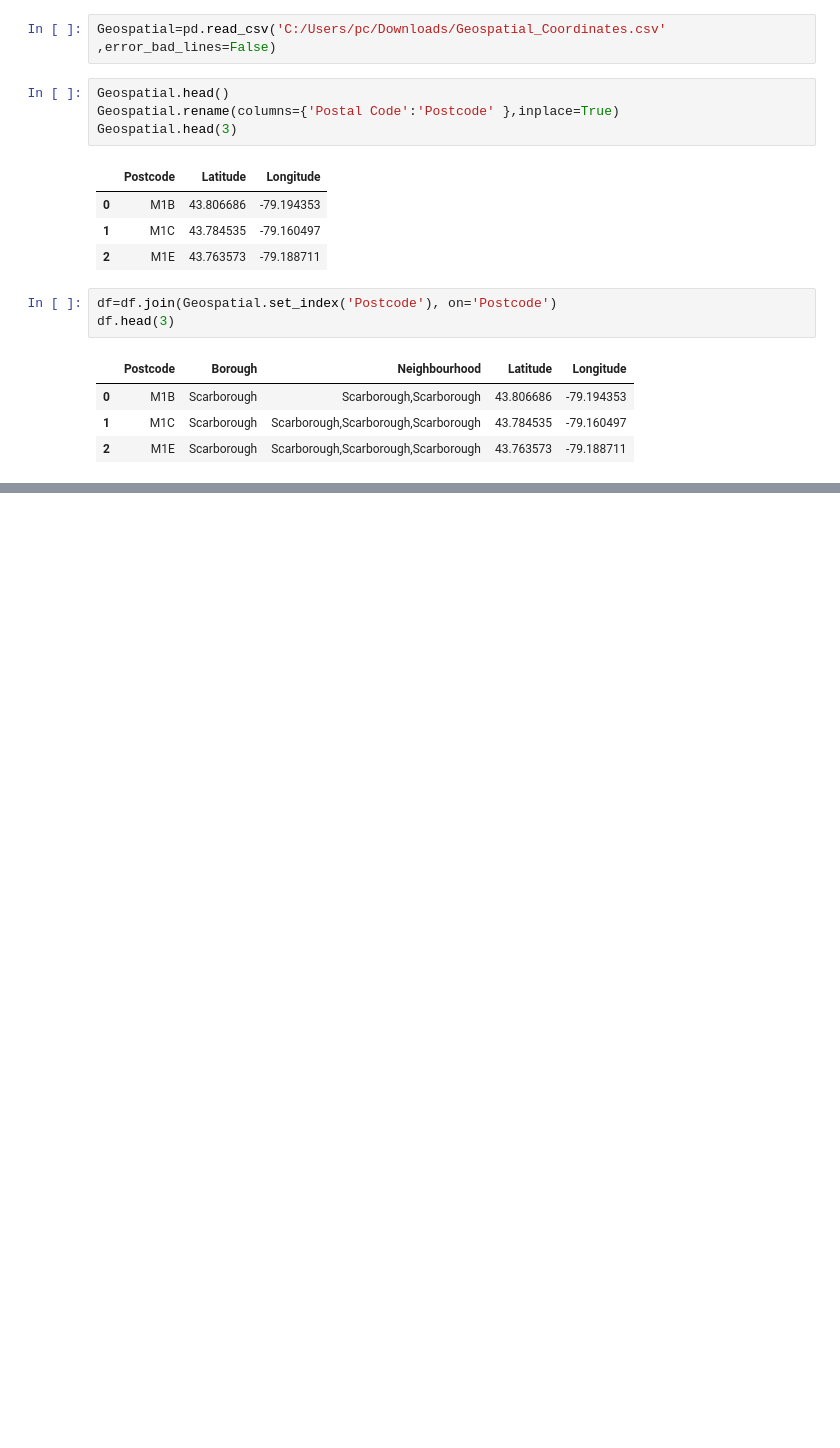
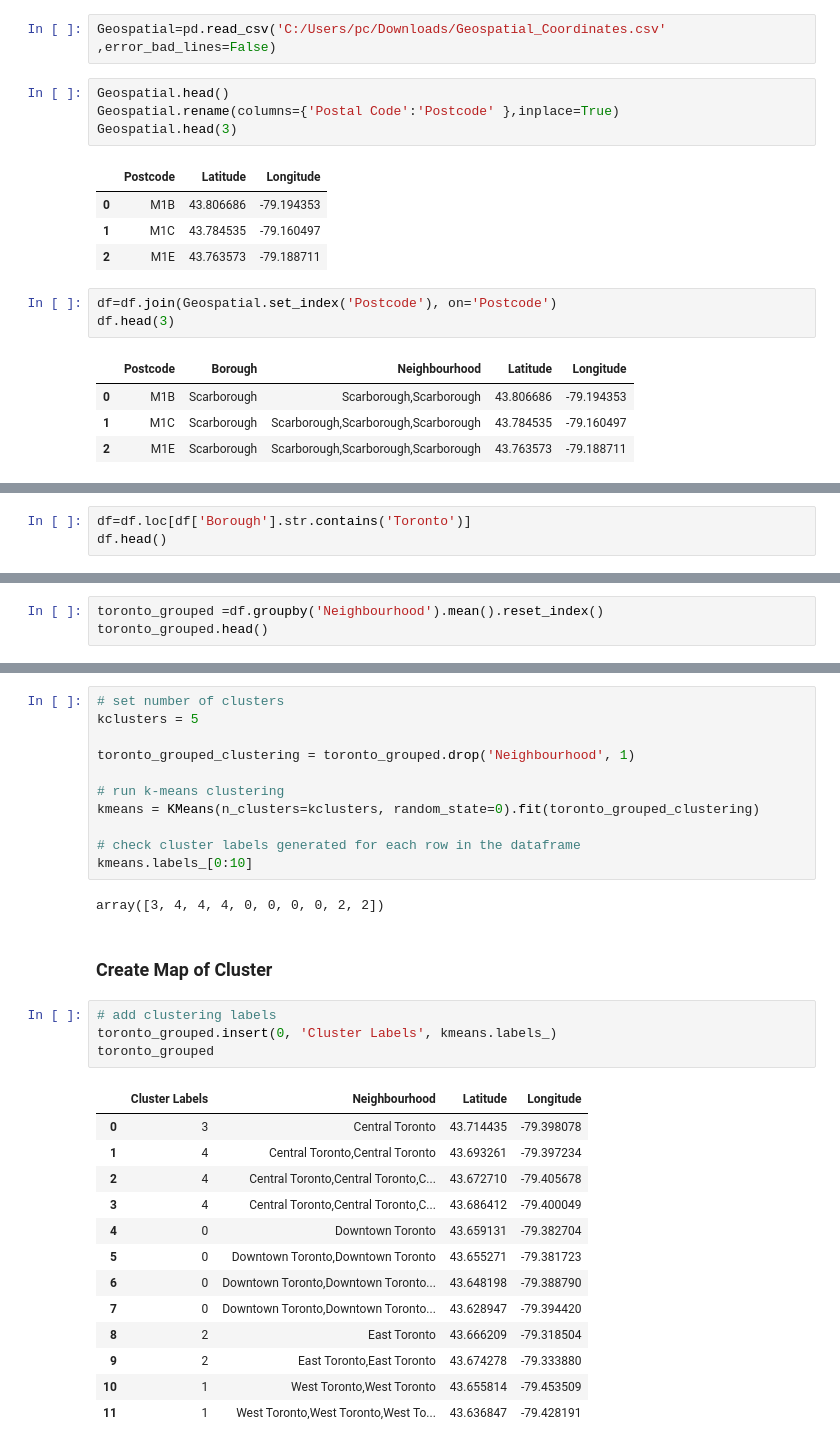
Before and after one commit to Bouguedra-Adem/-Capstone-Project-Data-science-, a Jupyter notebook: Capstone Project Data Science.ipynb, the cells around one changed output, grey strips where cells are left out. Saved outputs shown, nothing was run; the diff lists cells and outputs as text; blank space fills up the shorter version.

```diff
--- a/Capstone Project Data Science.ipynb
+++ b/Capstone Project Data Science.ipynb
@@ -94,0 +99,3 @@ df.head(3)
+# %%
+df=df.loc[df['Borough'].str.contains('Toronto')]
+df.head()
@@ -94,0 +122,3 @@ df.head(3)
+# %%
+toronto_grouped =df.groupby('Neighbourhood').mean().reset_index()
+toronto_grouped.head()
@@ -94,0 +132,33 @@ df.head(3)
+# %%
+# set number of clusters
+kclusters = 5
+
+toronto_grouped_clustering = toronto_grouped.drop('Neighbourhood', 1)
+
+# run k-means clustering
+kmeans = KMeans(n_clusters=kclusters, random_state=0).fit(toronto_grouped_clustering)
+
+# check cluster labels generated for each row in the dataframe
+kmeans.labels_[0:10]
+# %% [output]
+array([3, 4, 4, 4, 0, 0, 0, 0, 2, 2])
+# %% [markdown]
+<h3>Create Map of Cluster</h3>
+# %%
+# add clustering labels
+toronto_grouped.insert(0, 'Cluster Labels', kmeans.labels_)
+toronto_grouped
+# %% [output]
+|  | Cluster Labels | Neighbourhood | Latitude | Longitude |
+| 0 | 3 | Central Toronto | 43.714435 | -79.398078 |
+| 1 | 4 | Central Toronto,Central Toronto | 43.693261 | -79.397234 |
+| 2 | 4 | Central Toronto,Central Toronto,C... | 43.672710 | -79.405678 |
+| 3 | 4 | Central Toronto,Central Toronto,C... | 43.686412 | -79.400049 |
+| 4 | 0 | Downtown Toronto | 43.659131 | -79.382704 |
+| 5 | 0 | Downtown Toronto,Downtown Toronto | 43.655271 | -79.381723 |
+| 6 | 0 | Downtown Toronto,Downtown Toronto... | 43.648198 | -79.388790 |
+| 7 | 0 | Downtown Toronto,Downtown Toronto... | 43.628947 | -79.394420 |
+| 8 | 2 | East Toronto | 43.666209 | -79.318504 |
+| 9 | 2 | East Toronto,East Toronto | 43.674278 | -79.333880 |
+| 10 | 1 | West Toronto,West Toronto | 43.655814 | -79.453509 |
+| 11 | 1 | West Toronto,West Toronto,West To... | 43.636847 | -79.428191 |
```
Also changed, not shown: parts of 9 cells of this notebook.
